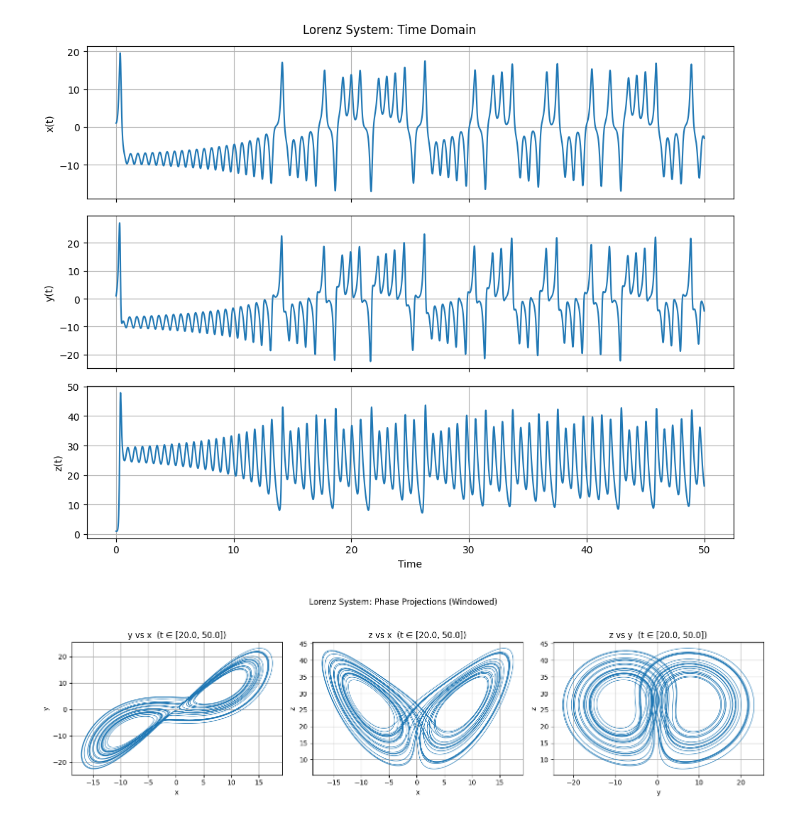
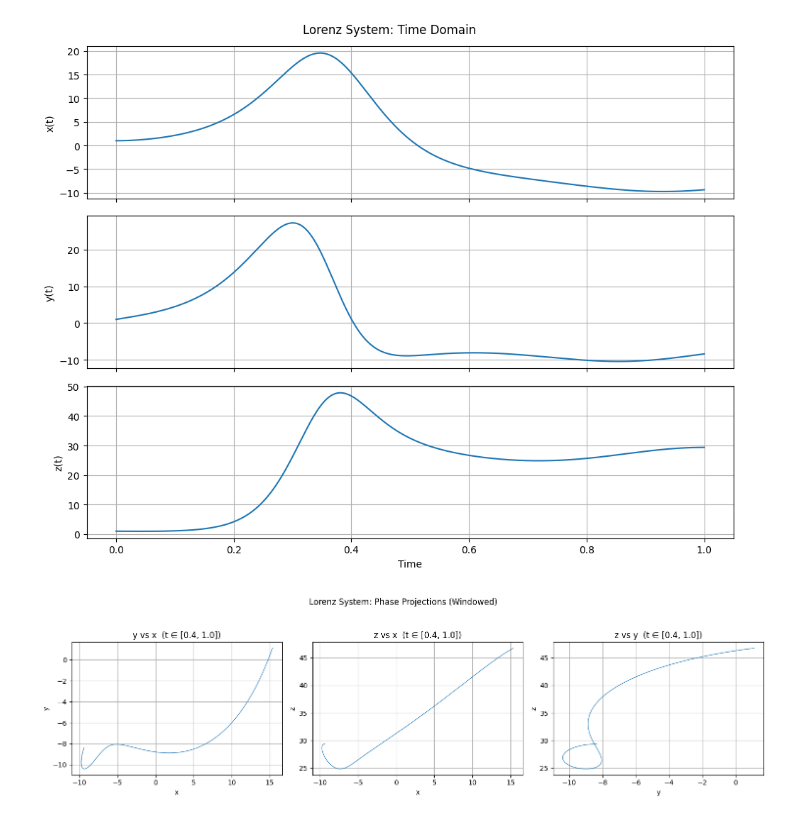
Before and after one commit to vincentfusco/ttsky25b_tinychaos, a Jupyter notebook: python/lorenz/lorenz_plot_1.ipynb, the cells around one changed output. Cells and saved outputs as stored; diff of their text form; code cells hidden in the pictures.

```diff
--- a/python/lorenz/lorenz_plot_1.ipynb
+++ b/python/lorenz/lorenz_plot_1.ipynb
@@ -7,25 +7,27 @@ from mpl_toolkits.mplot3d import Axes3D  # noqa: F401
 # ----------------------------
 # User options
 # ----------------------------
-a = 10.0
-b = 28.0
-c = 8.0 / 3.0
+k = 1
+a = 10.0 / k
+b = 28.0 / k
+c = 8.0 / 3.0 / k
+d = 1 / k
 
-t0, tf = 0.0, 50.0
+t0, tf = 0.0, 1.0
 npts = 20000
 s0 = [1.0, 1.0, 1.0]
 
 # Phase/3D plotting window (exclude transients)
-t_phase_start = 20.0
-t_phase_stop  = 50.0
+t_phase_start = 0.4
+t_phase_stop  = 1.0
 # ----------------------------
 
 def f(t, s):
     x, y, z = s
     return [
         a * (y - x),
-        b * x - y - x * z,
-        x * y - c * z,
+        b * x - y / k - x * z * d,
+        x * y * d - c * z,
     ]
 
 t_eval = np.linspace(t0, tf, npts)
@@ -76,32 +78,32 @@ axes2[0].set_title(f"y vs x  (t ∈ [{t_phase_start}, {t_phase_stop}])")
 axes2[0].grid(True)
 
 axes2[1].plot(xw, zw, linewidth=0.8)
 axes2[1].set_xlabel("x")
 axes2[1].set_ylabel("z")
 axes2[1].set_title(f"z vs x  (t ∈ [{t_phase_start}, {t_phase_stop}])")
 axes2[1].grid(True)
 
 axes2[2].plot(yw, zw, linewidth=0.8)
 axes2[2].set_xlabel("y")
 axes2[2].set_ylabel("z")
 axes2[2].set_title(f"z vs y  (t ∈ [{t_phase_start}, {t_phase_stop}])")
 axes2[2].grid(True)
 
 fig2.suptitle("Lorenz System: Phase Projections (Windowed)", y=1.05)
 fig2.tight_layout()
 
 # ---- 3D plot: x vs y vs z over selected time window
 fig3 = plt.figure(figsize=(8, 6))
 ax3 = fig3.add_subplot(111, projection="3d")
 ax3.plot(xw, yw, zw, linewidth=0.6)
 ax3.set_xlabel("x")
 ax3.set_ylabel("y")
 ax3.set_zlabel("z")
 ax3.set_title(f"3D Trajectory  (t ∈ [{t_phase_start}, {t_phase_stop}])")
 
 fig3.tight_layout()
 
 plt.show()
 # %% [output]
-[figure, old version]
+[figure, new version]
-[figure, old version]
+[figure, new version]
```
Also changed, not shown: parts of 1 cell of this notebook, 8 other files.
